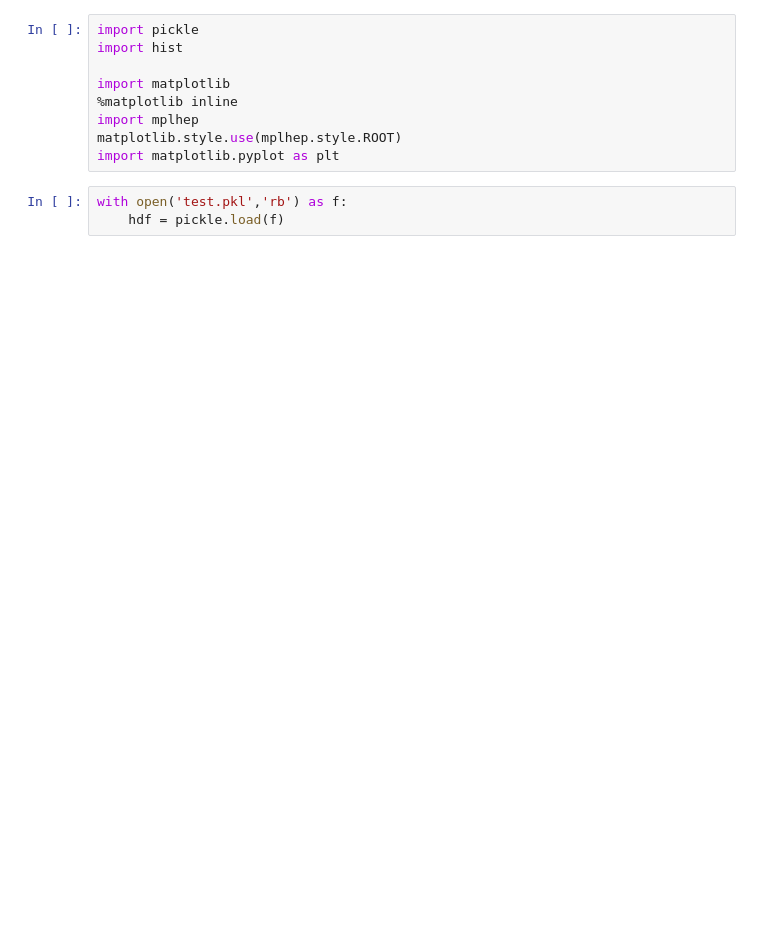
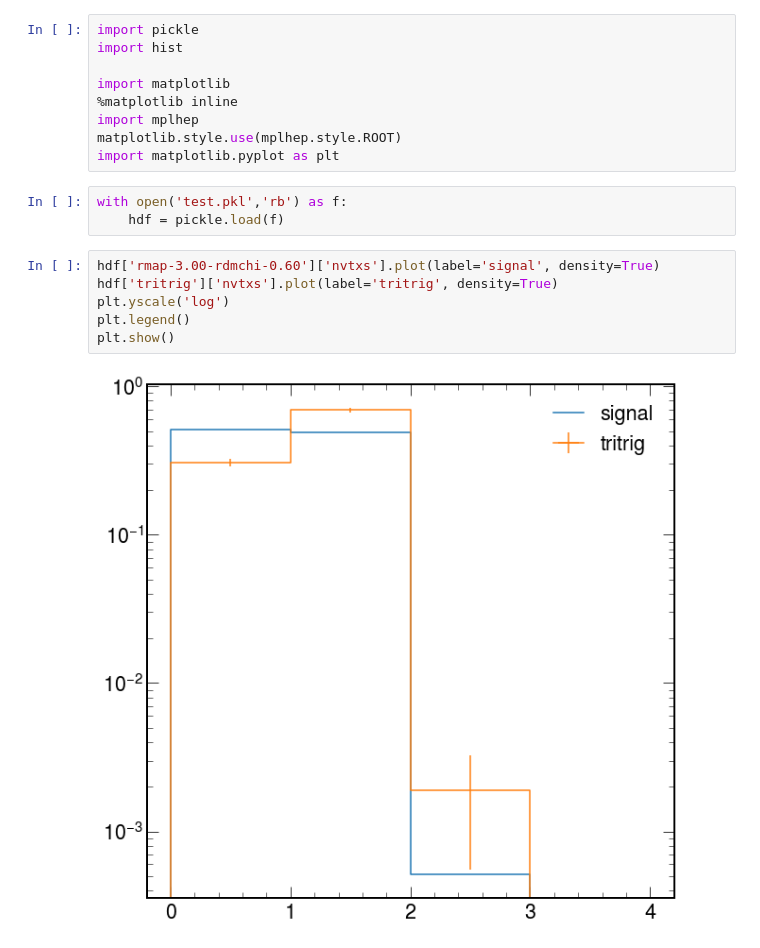
Before and after one commit to tomeichlersmith/hps, a Jupyter notebook: idm/reach/2016/coffea-pour.ipynb, the cells around one changed output. Drawn from its saved outputs; the diff is of its cells as text; blank space fills up the shorter version.

```diff
--- a/idm/reach/2016/coffea-pour.ipynb
+++ b/idm/reach/2016/coffea-pour.ipynb
@@ -10,4 +10,12 @@ import matplotlib.pyplot as plt
 # %%
 with open('test.pkl','rb') as f:
     hdf = pickle.load(f)
+# %%
+hdf['rmap-3.00-rdmchi-0.60']['nvtxs'].plot(label='signal', density=True)
+hdf['tritrig']['nvtxs'].plot(label='tritrig', density=True)
+plt.yscale('log')
+plt.legend()
+plt.show()
+# %% [output]
+[figure, added]
 # %%
```
Also changed, not shown: parts of 6 cells of this notebook, 2 other files.
